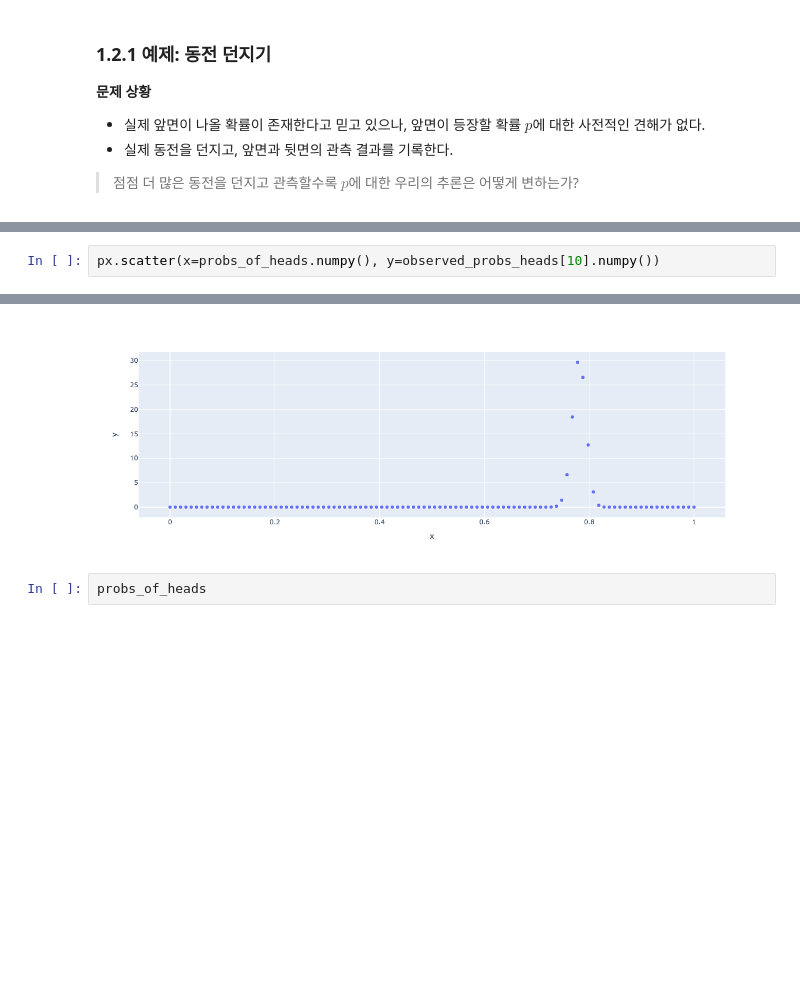
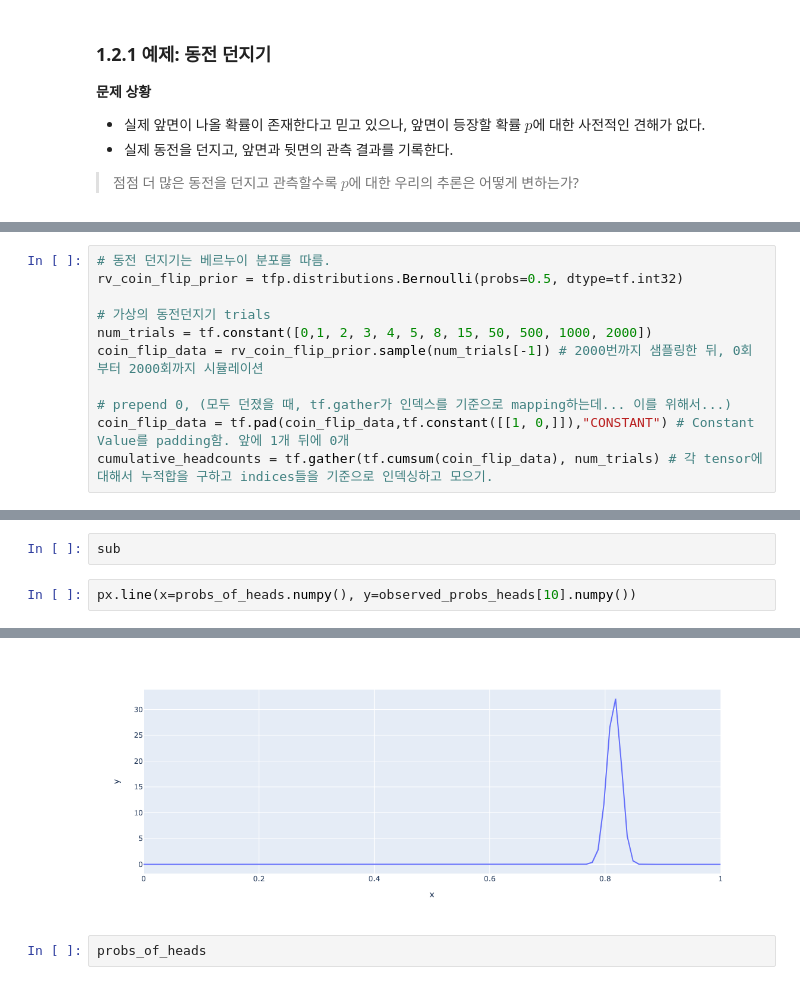
Before and after one commit to DataLama/Probabilistic-Graphical-Models, a Jupyter notebook: Bayesian Methods for Hackers/Chapter1_Introduction/Ch1_Introduction_TFP.ipynb, the cells around one changed output, grey strips where cells are left out. Saved outputs shown, nothing was run; the diff lists cells and outputs as text; blank space fills up the shorter version.

```diff
--- a/Bayesian Methods for Hackers/Chapter1_Introduction/Ch1_Introduction_TFP.ipynb
+++ b/Bayesian Methods for Hackers/Chapter1_Introduction/Ch1_Introduction_TFP.ipynb
@@ -157 +160,12 @@ print(tfp.__version__)
+# %%
+# 동전 던지기는 베르누이 분포를 따름.
+rv_coin_flip_prior = tfp.distributions.Bernoulli(probs=0.5, dtype=tf.int32)
+
+# 가상의 동전던지기 trials
+num_trials = tf.constant([0,1, 2, 3, 4, 5, 8, 15, 50, 500, 1000, 2000])
+coin_flip_data = rv_coin_flip_prior.sample(num_trials[-1]) # 2000번까지 샘플링한 뒤, 0회 부터 2000회까지 시뮬레이션
+
+# prepend 0, (모두 던졌을 때, tf.gather가 인덱스를 기준으로 mapping하는데... 이를 위해서...)
+coin_flip_data = tf.pad(coin_flip_data,tf.constant([[1, 0,]]),"CONSTANT") # Constant Value를 padding함. 앞에 1개 뒤에 0개
+cumulative_headcounts = tf.gather(tf.cumsum(coin_flip_data), num_trials) # 각 tensor에 대해서 누적합을 구하고 indices들을 기준으로 인덱싱하고 모으기.
 # %%
@@ -220,3 +224,5 @@ rv_observed_heads.prob()
+# %%
+sub
 # %%
-px.scatter(x=probs_of_heads.numpy(), y=observed_probs_heads[10].numpy())
+px.line(x=probs_of_heads.numpy(), y=observed_probs_heads[10].numpy())
 # %% [output]
@@ -223,4 +230,4 @@ px.scatter(x=probs_of_heads.numpy(), y=observed_probs_heads[10].numpy())
-[figure, old version]
+[figure, new version]
 # %%
 probs_of_heads
 # %% [output]
```
Also changed, not shown: parts of 25 cells of this notebook.
